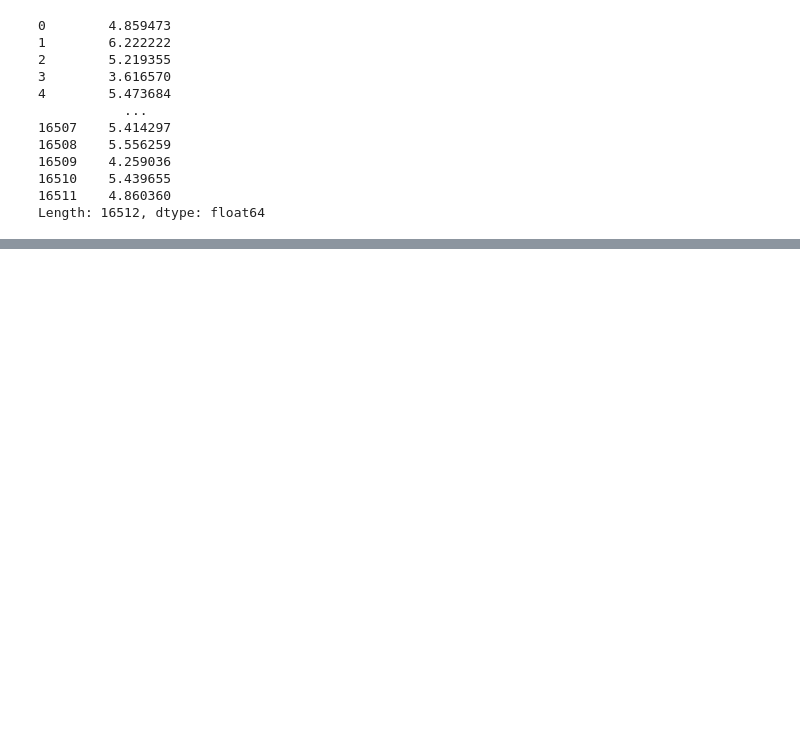
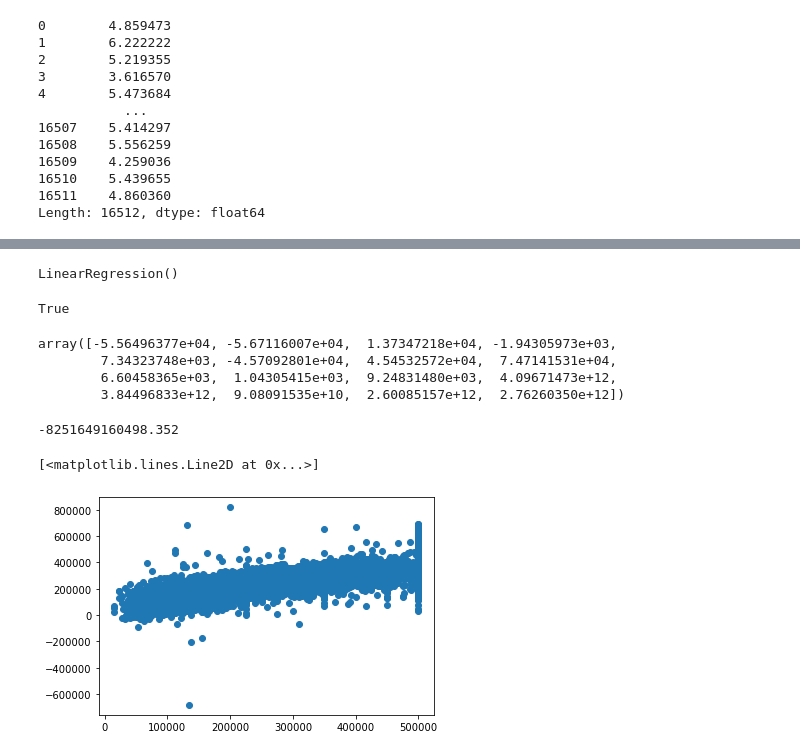
Before and after one commit to sumitbharti93/MachineLearning1106, a Jupyter notebook: notebook/EDA.ipynb, the cells around one changed output, grey strips where cells are left out. Drawn from its saved outputs; the diff is of its cells as text; code cells hidden in the pictures; blank space fills up the shorter version.

```diff
--- a/notebook/EDA.ipynb
+++ b/notebook/EDA.ipynb
@@ -207,0 +424,2 @@ num_pipeline = Pipeline(steps=[('imputer', SimpleImputer(strategy = 'median')),
+# %%
+y = np.array(df.median_house_value)
@@ -207,0 +430,23 @@ num_pipeline = Pipeline(steps=[('imputer', SimpleImputer(strategy = 'median')),
+# %%
+lr = LinearRegression()
+# %%
+lr.fit(x,y)
+# %% [output]
+LinearRegression()
+# %%
+lr.fit_intercept
+# %% [output]
+True
+# %%
+lr.coef_
+# %% [output]
+array([-5.56496377e+04, -5.67116007e+04,  1.37347218e+04, -1.94305973e+03,
+        7.34323748e+03, -4.57092801e+04,  4.54532572e+04,  7.47141531e+04,
+        6.60458365e+03,  1.04305415e+03,  9.24831480e+03,  4.09671473e+12,
+        3.84496833e+12,  9.08091535e+10,  2.60085157e+12,  2.76260350e+12])
+# %%
+lr.intercept_
+# %% [output]
+-8251649160498.352
+# %%
+y_hat = lr.predict(x)
@@ -207,0 +455,5 @@ num_pipeline = Pipeline(steps=[('imputer', SimpleImputer(strategy = 'median')),
+# %%
+plt.plot(y,y_hat,'o')
+# %% [output]
+[<matplotlib.lines.Line2D at 0x...>]
+[figure, added]
```
Also changed, not shown: parts of 39 cells of this notebook, 18 other files.
